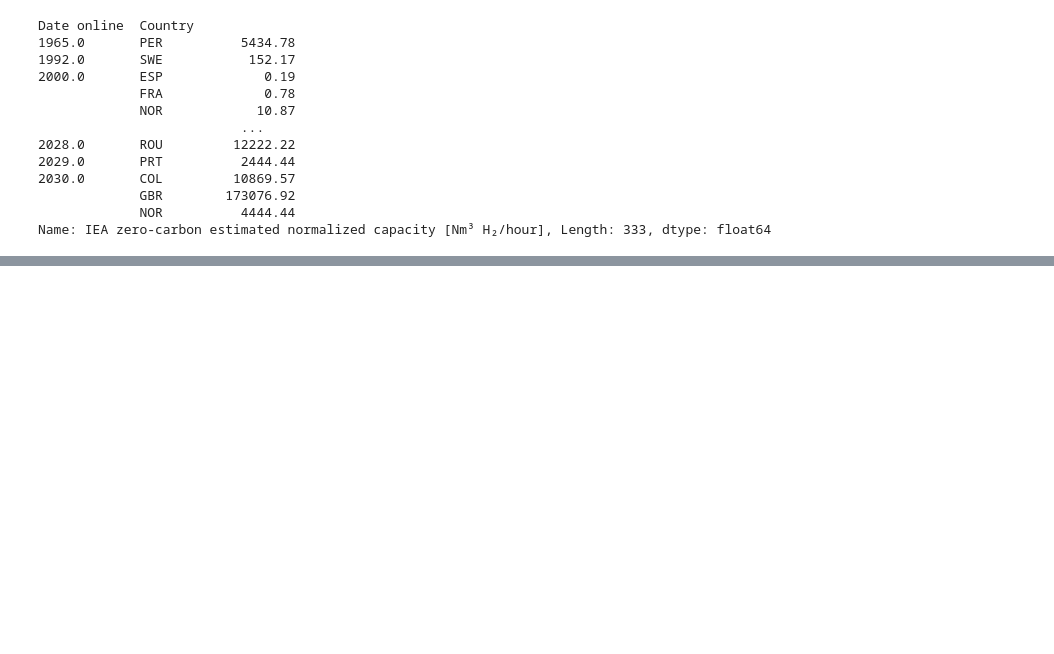
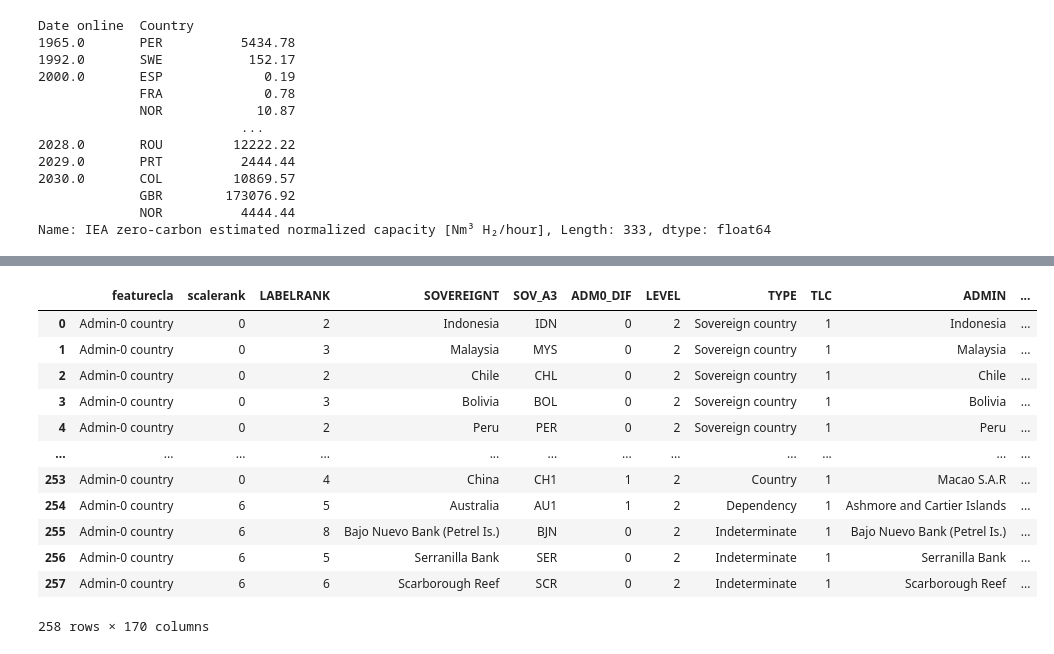
Before and after one commit to paulkubella/pk_H2_an_01, a Jupyter notebook: notebooks/h2_IEA_2024.ipynb, the cells around one changed output, grey strips where cells are left out. Saved outputs shown, nothing was run; the diff lists cells and outputs as text; code cells hidden in the pictures; blank space fills up the shorter version.

```diff
--- a/notebooks/h2_IEA_2024.ipynb
+++ b/notebooks/h2_IEA_2024.ipynb
@@ -411,0 +445,23 @@ Name: IEA zero-carbon estimated normalized capacity [Nm³ H₂/hour], Length: 33
+# %%
+country_codes = annual_prod[2025].index
+
+for eintrag in country_codes:
+    i = annual_prod.loc[(2025, )].loc[eintrag,]
+    position = world2.index[world2["ISO_A3"] == eintrag]
+    world2.loc[position, 'Production'] = i
+
+world2
+# %% [output]
+|  | featurecla | scalerank | LABELRANK | SOVEREIGNT | SOV_A3 | ADM0_DIF | LEVEL | TYPE | TLC | ADMIN | ... |
+| 0 | Admin-0 country | 0 | 2 | Indonesia | IDN | 0 | 2 | Sovereign country | 1 | Indonesia | ... |
+| 1 | Admin-0 country | 0 | 3 | Malaysia | MYS | 0 | 2 | Sovereign country | 1 | Malaysia | ... |
+| 2 | Admin-0 country | 0 | 2 | Chile | CHL | 0 | 2 | Sovereign country | 1 | Chile | ... |
+| 3 | Admin-0 country | 0 | 3 | Bolivia | BOL | 0 | 2 | Sovereign country | 1 | Bolivia | ... |
+| 4 | Admin-0 country | 0 | 2 | Peru | PER | 0 | 2 | Sovereign country | 1 | Peru | ... |
+| ... | ... | ... | ... | ... | ... | ... | ... | ... | ... | ... | ... |
+| 253 | Admin-0 country | 0 | 4 | China | CH1 | 1 | 2 | Country | 1 | Macao S.A.R | ... |
+| 254 | Admin-0 country | 6 | 5 | Australia | AU1 | 1 | 2 | Dependency | 1 | Ashmore and Cartier Islands | ... |
+| 255 | Admin-0 country | 6 | 8 | Bajo Nuevo Bank (Petrel Is.) | BJN | 0 | 2 | Indeterminate | 1 | Bajo Nuevo Bank (Petrel Is.) | ... |
+| 256 | Admin-0 country | 6 | 5 | Serranilla Bank | SER | 0 | 2 | Indeterminate | 1 | Serranilla Bank | ... |
+| 257 | Admin-0 country | 6 | 6 | Scarborough Reef | SCR | 0 | 2 | Indeterminate | 1 | Scarborough Reef | ... |
+258 rows × 170 columns
```
Also changed, not shown: parts of 8 cells of this notebook.
